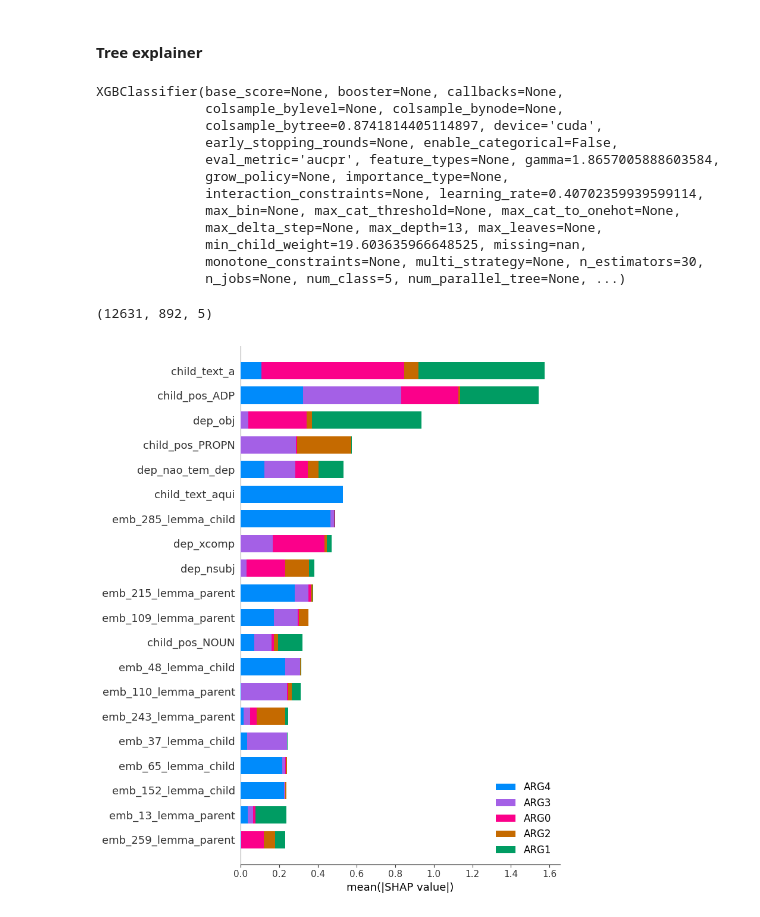
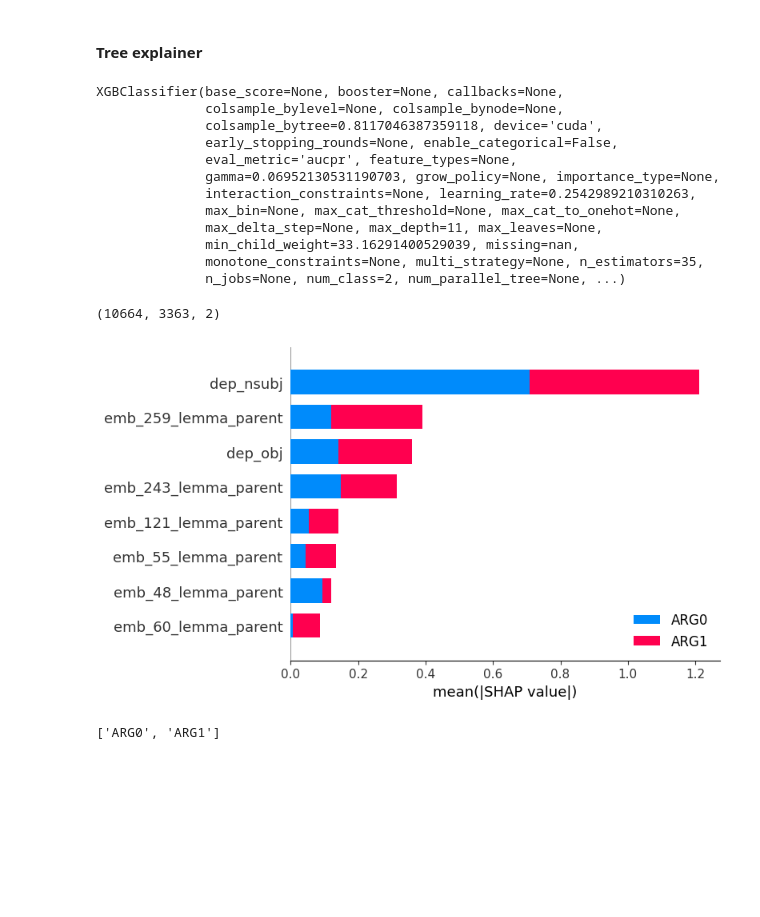
Before and after one commit to semcovici/AMR-BP-prediction, a Jupyter notebook: notebooks/2.0-classification.ipynb, the cells around one changed output. Drawn from its saved outputs; the diff is of its cells as text; code cells hidden in the pictures; blank space fills up the shorter version.

```diff
--- a/notebooks/2.0-classification.ipynb
+++ b/notebooks/2.0-classification.ipynb
@@ -185,9 +187,9 @@ df_features['label'] = df_features.label.apply(
     lambda x:
         0 if "arg0" in x.casefold() else
         1 if "arg1" in x.casefold() else
-        2 if "arg2" in x.casefold() else
-        3 if "arg3" in x.casefold() else
-        4 if "arg4" in x.casefold() else
+        # 2 if "arg2" in x.casefold() else
+        # 3 if "arg3" in x.casefold() else
+        # 4 if "arg4" in x.casefold() else
      #  5 if "arg5" in x.casefold() else
         "erro"
 
@@ -439,7 +430,15 @@ best_params_0_1 = {'estimator__colsample_bytree': 0.8117046387359118,
  'estimator__subsample': 0.9336160224397914,
  'selecting__percentile': 40}
 
-model = pipeline.set_params(**best_params_0_4)
+
+
+if n_classes == 5:
+    best_params = best_params_0_4
+elif n_classes == 2:
+    best_params = best_params_0_1
+
+
+model = pipeline.set_params(**best_params)
 model.fit(X_train, y_train)
 # %% [output]
 Pipeline(steps=[('scaling', StandardScaler()),
@@ -997,16 +978,16 @@ xgb_model
 # %% [output]
 XGBClassifier(base_score=None, booster=None, callbacks=None,
               colsample_bylevel=None, colsample_bynode=None,
-              colsample_bytree=0.8741814405114897, device='cuda',
+              colsample_bytree=0.8117046387359118, device='cuda',
               early_stopping_rounds=None, enable_categorical=False,
-              eval_metric='aucpr', feature_types=None, gamma=1.8657005888603584,
-              grow_policy=None, importance_type=None,
-              interaction_constraints=None, learning_rate=0.40702359939599114,
+              eval_metric='aucpr', feature_types=None,
+              gamma=0.06952130531190703, grow_policy=None, importance_type=None,
+              interaction_constraints=None, learning_rate=0.2542989210310263,
               max_bin=None, max_cat_threshold=None, max_cat_to_onehot=None,
-              max_delta_step=None, max_depth=13, max_leaves=None,
-              min_child_weight=19.603635966648525, missing=nan,
-              monotone_constraints=None, multi_strategy=None, n_estimators=30,
-              n_jobs=None, num_class=5, num_parallel_tree=None, ...)
+              max_delta_step=None, max_depth=11, max_leaves=None,
+              min_child_weight=33.16291400529039, missing=nan,
+              monotone_constraints=None, multi_strategy=None, n_estimators=35,
+              n_jobs=None, num_class=2, num_parallel_tree=None, ...)
 # %%
 # 2. Criar o objeto Explainer para o modelo XGB
 explainer = shap.TreeExplainer(xgb_model)
@@ -1015,39 +996,43 @@ explainer = shap.TreeExplainer(xgb_model)
 shap_values = explainer.shap_values(df_X_train_anl)
 shap_values.shape
 # %% [output]
-(12631, 892, 5)
+(10664, 3363, 2)
 # %%
 ###################################
 # plot para todas as classes não agrupado
 ###################################
 
 lista = []
 for  i in range(n_classes):
 
     lista.append(shap_values[:,:,i])
 
 
 
 # Gerar o gráfico SHAP
 shap.summary_plot(
     lista,
     df_X_train_anl,
     plot_type="bar",
-    max_display=20,
+    max_display=8,
     class_names=labels,
     show=False  # Não mostrar o gráfico imediatamente
 )
 
 # Alterar o texto do eixo x
 plt.gca().set_xlabel('mean(|SHAP value|)')
 
 plt.show()
 
 # for c in range(n_classes):
 
 #     print("classe: ", c)
 
 #     shap.summary_plot(shap_values[:, :, c],df_X_train_anl , plot_type="bar")
 #     plt.show()
 # %% [output]
-[figure, old version]
+[figure, new version]
+# %%
+labels
+# %% [output]
+['ARG0', 'ARG1']
```
Also changed, not shown: parts of 40 cells of this notebook, 3 other files.
